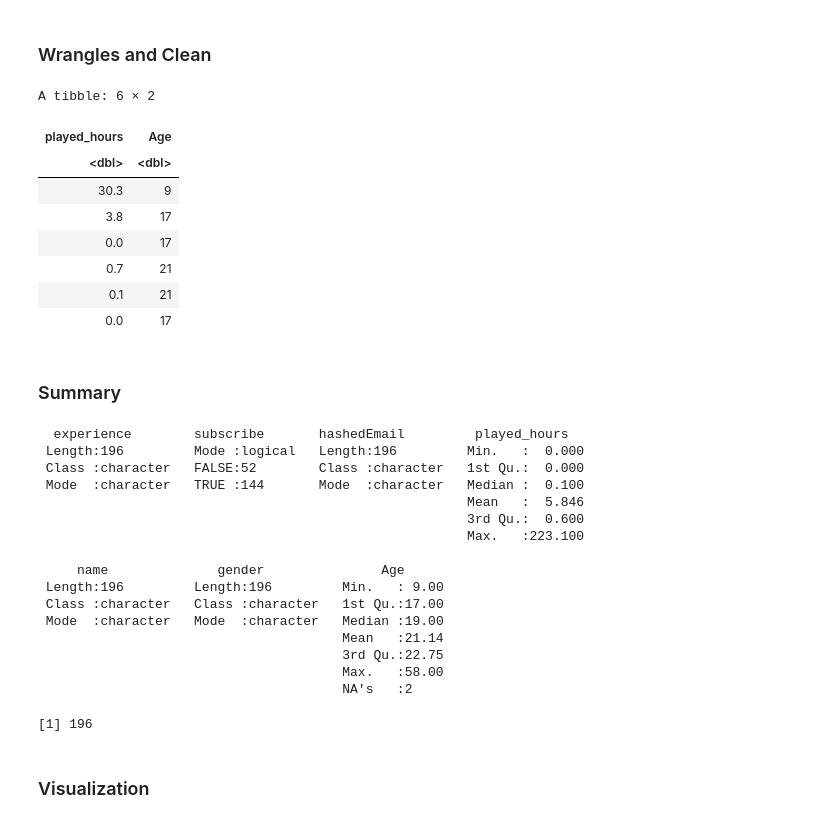
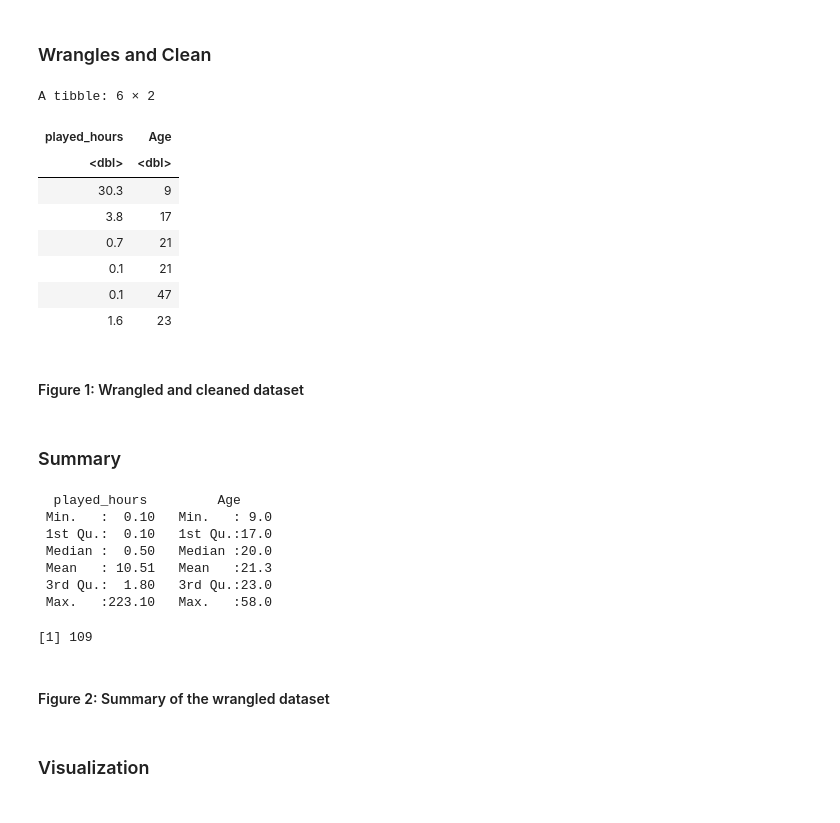
Before and after one commit to Warren-2003/dsci-100-2025w1-group-27, a Jupyter notebook: Project Final Report.ipynb, the cells around one changed output. Cells and saved outputs as stored; diff of their text form; code cells hidden in the pictures.

```diff
--- a/Project Final Report.ipynb
+++ b/Project Final Report.ipynb
@@ -86,42 +75,38 @@ A tibble: 6 × 7
 # %%
 players_wrangled <- players |>
     select(played_hours, Age) |>
+    filter(played_hours != 0) |>
     na.omit()
 
 head(players_wrangled, 6)
 # %% [output]
 A tibble: 6 × 2
 | played_hours | Age |
 | <dbl> | <dbl> |
 | 30.3 | 9 |
 | 3.8 | 17 |
-| 0.0 | 17 |
 | 0.7 | 21 |
 | 0.1 | 21 |
-| 0.0 | 17 |
+| 0.1 | 47 |
+| 1.6 | 23 |
+# %% [markdown]
+#### Figure 1: Wrangled and cleaned dataset
 # %% [markdown]
 ### Summary
 # %%
-summary(players)
-nrow(players)
+summary(players_wrangled)
+nrow(players_wrangled)
 # %% [output]
-  experience        subscribe       hashedEmail         played_hours
- Length:196         Mode :logical   Length:196         Min.   :  0.000
- Class :character   FALSE:52        Class :character   1st Qu.:  0.000
- Mode  :character   TRUE :144       Mode  :character   Median :  0.100
-                                                       Mean   :  5.846
-                                                       3rd Qu.:  0.600
-                                                       Max.   :223.100
-
-     name              gender               Age
- Length:196         Length:196         Min.   : 9.00
- Class :character   Class :character   1st Qu.:17.00
- Mode  :character   Mode  :character   Median :19.00
-                                       Mean   :21.14
-                                       3rd Qu.:22.75
-                                       Max.   :58.00
-                                       NA's   :2
+  played_hours         Age
+ Min.   :  0.10   Min.   : 9.0
+ 1st Qu.:  0.10   1st Qu.:17.0
+ Median :  0.50   Median :20.0
+ Mean   : 10.51   Mean   :21.3
+ 3rd Qu.:  1.80   3rd Qu.:23.0
+ Max.   :223.10   Max.   :58.0
-[1] 196
+[1] 109
+# %% [markdown]
+#### Figure 2: Summary of the wrangled dataset
 # %% [markdown]
 ### Visualization
 # %%
```
Also changed, not shown: parts of 11 cells of this notebook.
